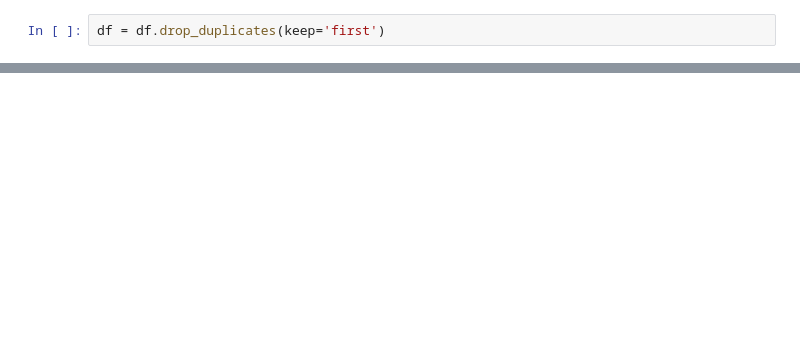
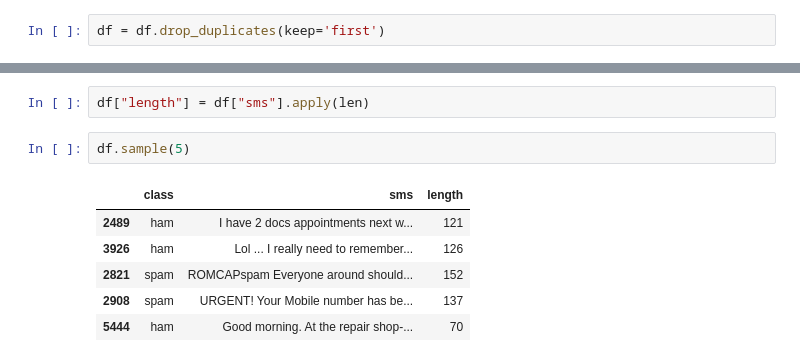
Before and after one commit to JayashanManodya/sms_spam_classifier, a Jupyter notebook: sms_spam_classifier.ipynb, the cells around one changed output, grey strips where cells are left out. Drawn from its saved outputs; the diff is of its cells as text; blank space fills up the shorter version.

```diff
--- a/sms_spam_classifier.ipynb
+++ b/sms_spam_classifier.ipynb
@@ -50,0 +51,11 @@ df.groupby('class').describe()
+# %%
+df["length"] = df["sms"].apply(len)
+# %%
+df.sample(5)
+# %% [output]
+|  | class | sms | length |
+| 2489 | ham | I have 2 docs appointments next w... | 121 |
+| 3926 | ham | Lol ... I really need to remember... | 126 |
+| 2821 | spam | ROMCAPspam Everyone around should... | 152 |
+| 2908 | spam | URGENT! Your Mobile number has be... | 137 |
+| 5444 | ham | Good morning. At the repair shop-... | 70 |
```
Also changed, not shown: parts of 5 cells of this notebook.
